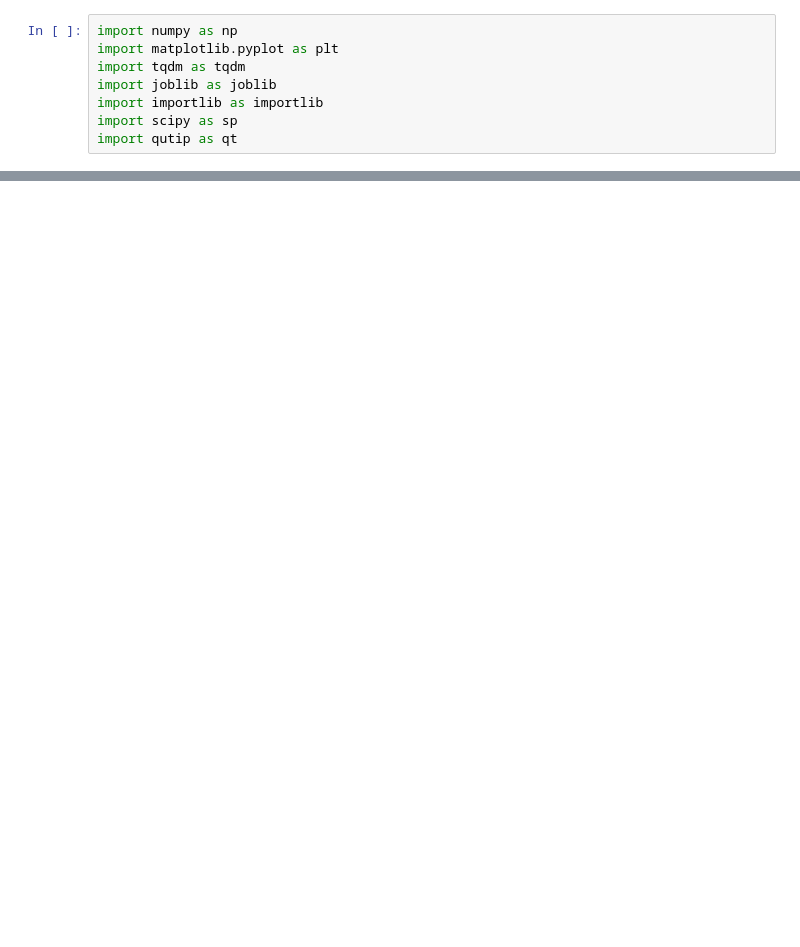
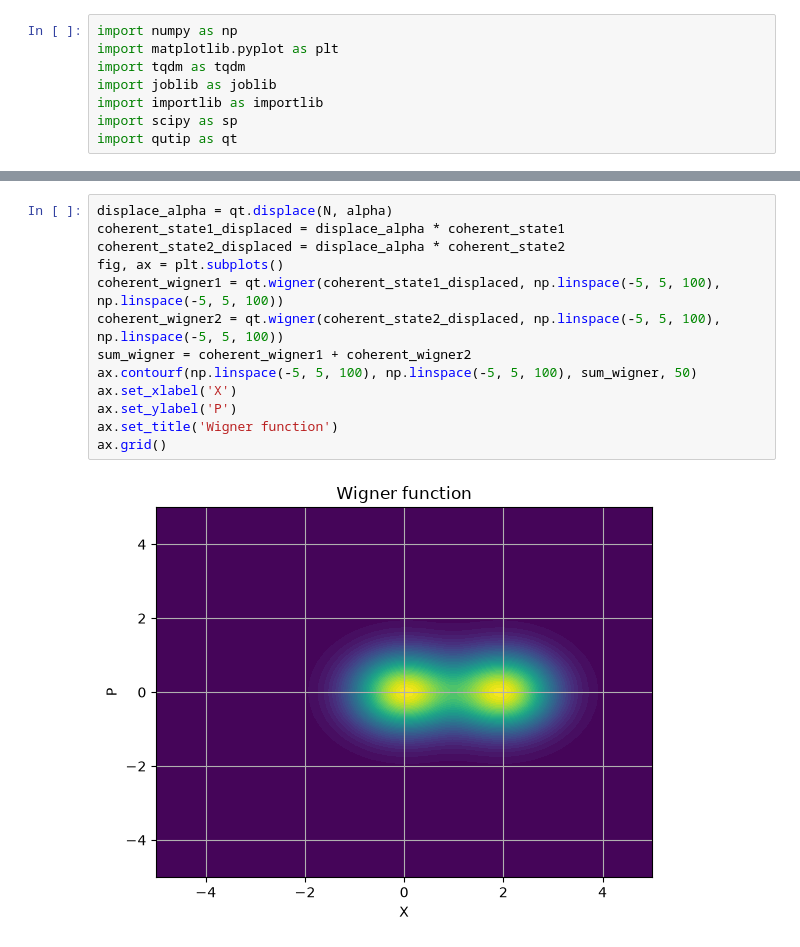
Before and after one commit to eskildpra/Dolinar-Receiver, a Jupyter notebook: test.ipynb, the cells around one changed output, grey strips where cells are left out. Drawn from its saved outputs; the diff is of its cells as text; blank space fills up the shorter version.

```diff
--- a/test.ipynb
+++ b/test.ipynb
@@ -26,0 +43,15 @@ Text(0.5, 1.0, 'Wigner function')
+# %%
+displace_alpha = qt.displace(N, alpha)
+coherent_state1_displaced = displace_alpha * coherent_state1
+coherent_state2_displaced = displace_alpha * coherent_state2
+fig, ax = plt.subplots()
+coherent_wigner1 = qt.wigner(coherent_state1_displaced, np.linspace(-5, 5, 100), np.linspace(-5, 5, 100))
+coherent_wigner2 = qt.wigner(coherent_state2_displaced, np.linspace(-5, 5, 100), np.linspace(-5, 5, 100))
+sum_wigner = coherent_wigner1 + coherent_wigner2
+ax.contourf(np.linspace(-5, 5, 100), np.linspace(-5, 5, 100), sum_wigner, 50)
+ax.set_xlabel('X')
+ax.set_ylabel('P')
+ax.set_title('Wigner function')
+ax.grid()
+# %% [output]
+[figure, added]
```
Also changed, not shown: parts of 4 cells of this notebook.
